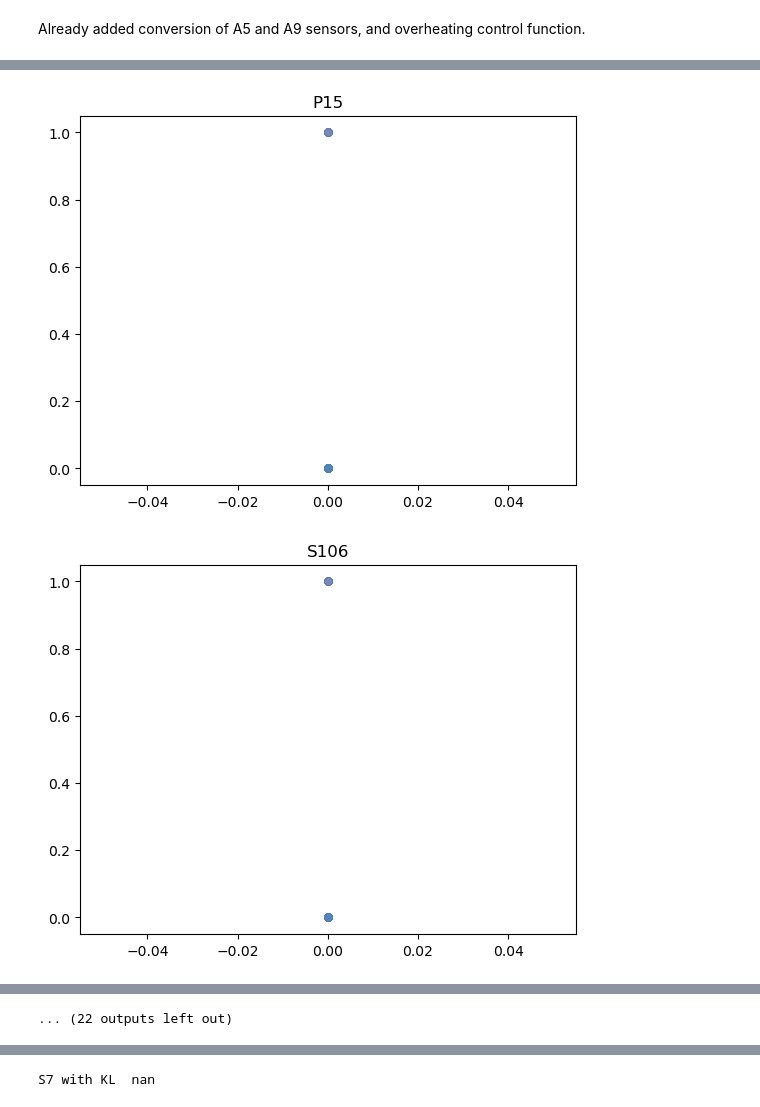
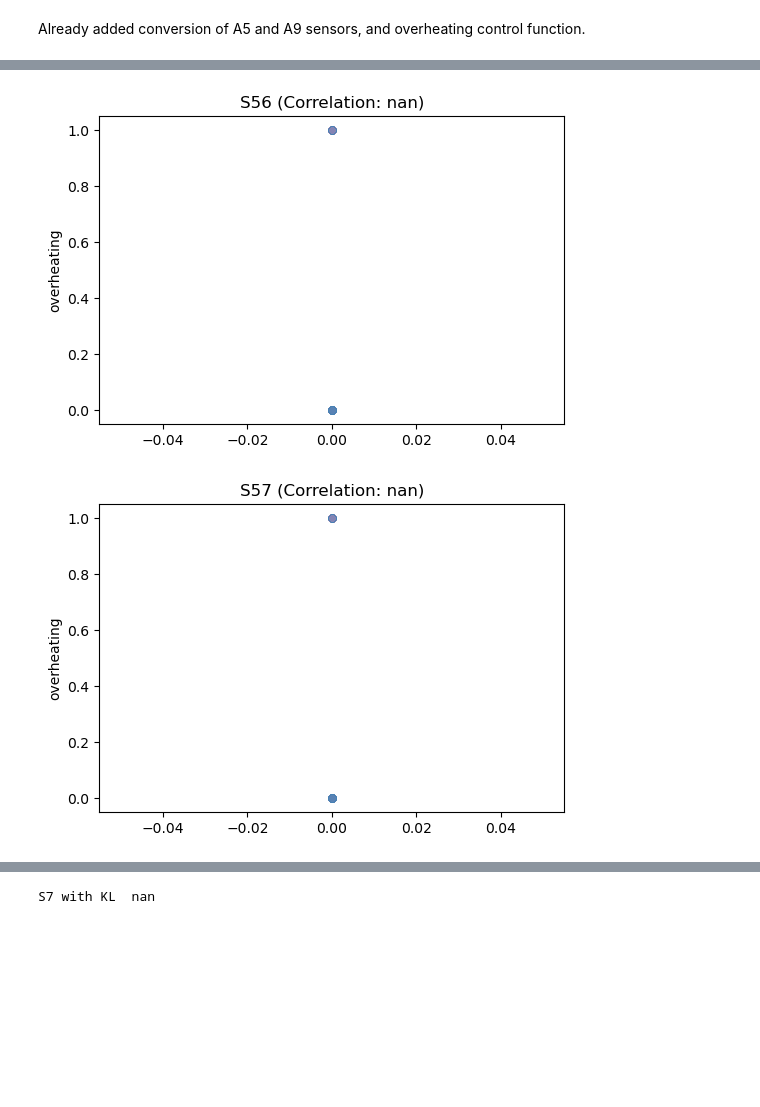
Before and after one commit to RaffaeleSabatini/MAPD2025_proj3, a Jupyter notebook: main.ipynb, the cells around one changed output, grey strips where cells are left out. Saved outputs shown, nothing was run; the diff lists cells and outputs as text; code cells hidden in the pictures; blank space fills up the shorter version.

```diff
--- a/main.ipynb
+++ b/main.ipynb
@@ -515,7 +510,7 @@ def FillGaps(
 frequency = 60 #seconds
 
 # Fill sensor gaps
-df_grid = FillGaps(df_hw, interval=frequency, modality="auto")
+df_grid = CreateGrid(df_hw, interval=frequency, modality="auto")
 df_final = df_grid.persist()
 
 # Trigger persist
@@ -793,0 +775,35 @@ array_nan = prova_corr_alarm[prova_corr_alarm["correlazioni"].isna()]["sensori"]
+# %%
+def plot_scatter_corr(df_spark, target_col, feature_cols, corr_df):
+    pd_df = df_spark.select(target_col, *feature_cols).toPandas()
+
+    for feature in feature_cols:
+        corr_val = corr_df[corr_df["sensori"] == feature]["correlazioni"].values
+        corr_val = corr_val[0] if len(corr_val) > 0 else None
+        corr_str = f"{corr_val:.3f}" if corr_val is not None else "N/A"
+
+        plt.figure(figsize=(6,4))
+        plt.scatter(pd_df[feature], pd_df[target_col], color="steelblue", alpha=0.005)
+        plt.title(f"{feature} (Correlation: {corr_str})")
+        #plt.xlabel(feature)
+        plt.ylabel(target_col)
+        plt.show()
+
+def plot_histograms_by_target(df_spark, target_col, feature_cols, corr_df):
+    pd_df = df_spark.select(target_col, *feature_cols).toPandas()
+
+    for feature in feature_cols:
+
+        corr_val = corr_df[corr_df["sensori"] == feature]["correlazioni"].values
+        corr_val = corr_val[0] if len(corr_val) > 0 else None
+        corr_str = f"{corr_val:.3f}" if corr_val is not None else "N/A"
+
+        plt.figure(figsize=(6,4))
+        for target_val, color in zip([0,1], ["steelblue", "tomato"]):
+            subset = pd_df[pd_df[target_col] == target_val]
+            plt.hist(subset[feature], bins=30, alpha=0.5, color=color, label=f"{target_col}={target_val}", density=True)
+
+        plt.title(f"{feature} (Correlation: {corr_str})")
+        #plt.xlabel(feature)
+        plt.ylabel("Density")
+        plt.legend()
+        plt.show()
@@ -794,8 +837,8 @@ array_nan = prova_corr_alarm[prova_corr_alarm["correlazioni"].isna()]["sensori"]
 # %%
-for i in array_nan:
-    plt.scatter(pd_filtrato_prova[i],pd_filtrato_prova["overheating"],color="steelblue",alpha=0.005)
-    plt.title(i)
-    plt.show()
+#array_nan = prova_corr_alarm[prova_corr_alarm["correlazioni"].isna()]["sensori"].tolist()
+
+array_nan = prova_corr_alarm.tail(10)["sensori"].tolist()
+plot_scatter_corr( df_filtrato_prova, "overheating", array_nan, prova_corr_alarm )
 # %% [output]
-[figure, old version]
+[figure, new version]
-[figure, old version]
+[figure, new version]
@@ -812 +852,0 @@ for i in array_nan:
-... (22 outputs left out)
```
Also changed, not shown: parts of 26 cells of this notebook.
